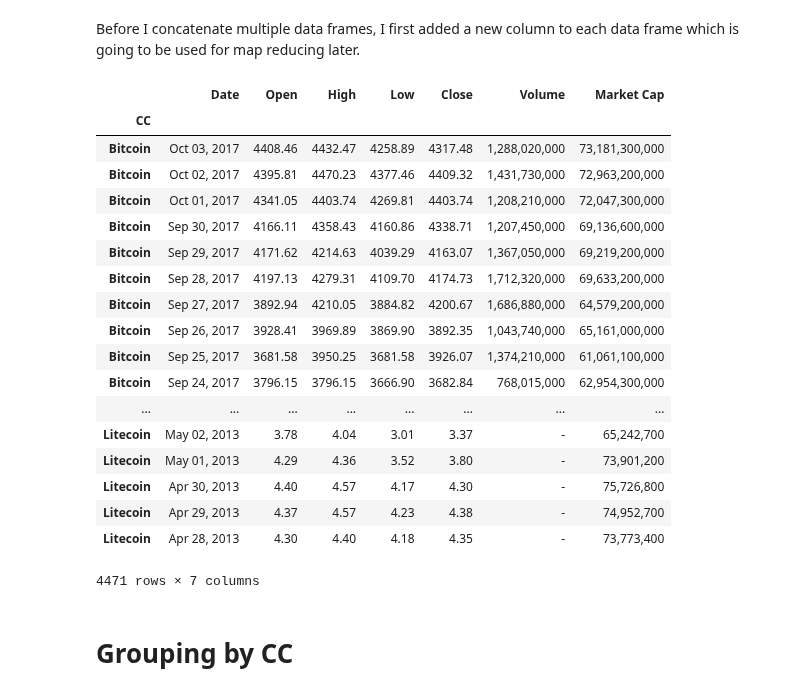
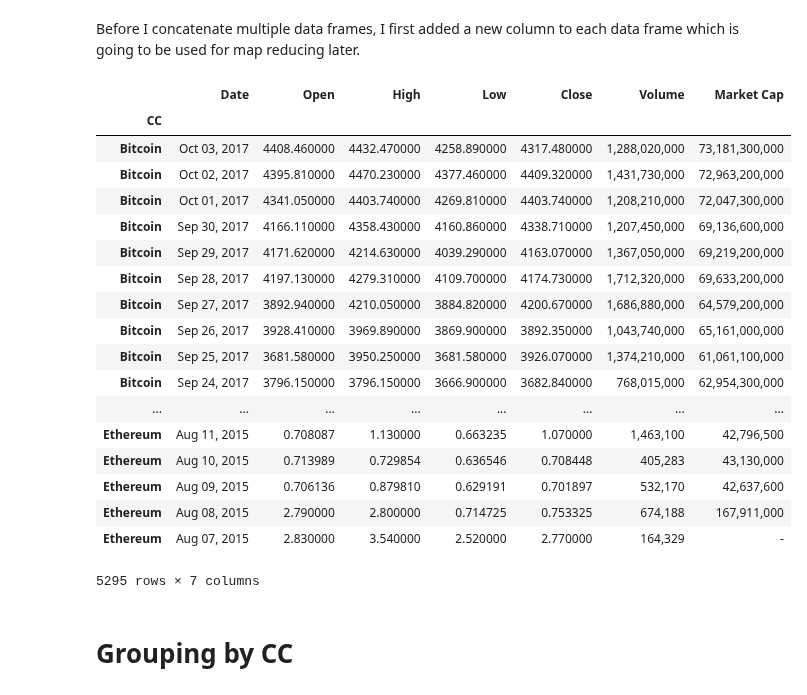
Before and after one commit to kayne10/Crypto-Pirates, a Jupyter notebook: pandas_scripts/MasterDataFrame.ipynb, the cells around one changed output. Drawn from its saved outputs; the diff is of its cells as text; code cells hidden in the pictures.

Commit message:
added ethereum jupyter notebook

```diff
--- a/pandas_scripts/MasterDataFrame.ipynb
+++ b/pandas_scripts/MasterDataFrame.ipynb
@@ -83,31 +83,32 @@ Before I concatenate multiple data frames, I first added a new column to each da
 # %%
 df1['CC'] = 'Bitcoin'
 df2['CC'] = 'Monero'
 df3['CC'] = 'Litecoin'
-master_df = pd.concat([df1,df2,df3])
+df4['CC'] = 'Ethereum'
+master_df = pd.concat([df1,df2,df3,df4])
 # set new index
 master_df.set_index('CC', inplace=True)
 master_df
 # %% [output]
 |  | Date | Open | High | Low | Close | Volume | Market Cap |
 | CC |  |  |  |  |  |  |  |
-| Bitcoin | Oct 03, 2017 | 4408.46 | 4432.47 | 4258.89 | 4317.48 | 1,288,020,000 | 73,181,300,000 |
-| Bitcoin | Oct 02, 2017 | 4395.81 | 4470.23 | 4377.46 | 4409.32 | 1,431,730,000 | 72,963,200,000 |
-| Bitcoin | Oct 01, 2017 | 4341.05 | 4403.74 | 4269.81 | 4403.74 | 1,208,210,000 | 72,047,300,000 |
-| Bitcoin | Sep 30, 2017 | 4166.11 | 4358.43 | 4160.86 | 4338.71 | 1,207,450,000 | 69,136,600,000 |
-| Bitcoin | Sep 29, 2017 | 4171.62 | 4214.63 | 4039.29 | 4163.07 | 1,367,050,000 | 69,219,200,000 |
-| Bitcoin | Sep 28, 2017 | 4197.13 | 4279.31 | 4109.70 | 4174.73 | 1,712,320,000 | 69,633,200,000 |
-| Bitcoin | Sep 27, 2017 | 3892.94 | 4210.05 | 3884.82 | 4200.67 | 1,686,880,000 | 64,579,200,000 |
-| Bitcoin | Sep 26, 2017 | 3928.41 | 3969.89 | 3869.90 | 3892.35 | 1,043,740,000 | 65,161,000,000 |
-| Bitcoin | Sep 25, 2017 | 3681.58 | 3950.25 | 3681.58 | 3926.07 | 1,374,210,000 | 61,061,100,000 |
-| Bitcoin | Sep 24, 2017 | 3796.15 | 3796.15 | 3666.90 | 3682.84 | 768,015,000 | 62,954,300,000 |
+| Bitcoin | Oct 03, 2017 | 4408.460000 | 4432.470000 | 4258.890000 | 4317.480000 | 1,288,020,000 | 73,181,300,000 |
+| Bitcoin | Oct 02, 2017 | 4395.810000 | 4470.230000 | 4377.460000 | 4409.320000 | 1,431,730,000 | 72,963,200,000 |
+| Bitcoin | Oct 01, 2017 | 4341.050000 | 4403.740000 | 4269.810000 | 4403.740000 | 1,208,210,000 | 72,047,300,000 |
+| Bitcoin | Sep 30, 2017 | 4166.110000 | 4358.430000 | 4160.860000 | 4338.710000 | 1,207,450,000 | 69,136,600,000 |
+| Bitcoin | Sep 29, 2017 | 4171.620000 | 4214.630000 | 4039.290000 | 4163.070000 | 1,367,050,000 | 69,219,200,000 |
+| Bitcoin | Sep 28, 2017 | 4197.130000 | 4279.310000 | 4109.700000 | 4174.730000 | 1,712,320,000 | 69,633,200,000 |
+| Bitcoin | Sep 27, 2017 | 3892.940000 | 4210.050000 | 3884.820000 | 4200.670000 | 1,686,880,000 | 64,579,200,000 |
+| Bitcoin | Sep 26, 2017 | 3928.410000 | 3969.890000 | 3869.900000 | 3892.350000 | 1,043,740,000 | 65,161,000,000 |
+| Bitcoin | Sep 25, 2017 | 3681.580000 | 3950.250000 | 3681.580000 | 3926.070000 | 1,374,210,000 | 61,061,100,000 |
+| Bitcoin | Sep 24, 2017 | 3796.150000 | 3796.150000 | 3666.900000 | 3682.840000 | 768,015,000 | 62,954,300,000 |
 | ... | ... | ... | ... | ... | ... | ... | ... |
-| Litecoin | May 02, 2013 | 3.78 | 4.04 | 3.01 | 3.37 | - | 65,242,700 |
-| Litecoin | May 01, 2013 | 4.29 | 4.36 | 3.52 | 3.80 | - | 73,901,200 |
-| Litecoin | Apr 30, 2013 | 4.40 | 4.57 | 4.17 | 4.30 | - | 75,726,800 |
-| Litecoin | Apr 29, 2013 | 4.37 | 4.57 | 4.23 | 4.38 | - | 74,952,700 |
-| Litecoin | Apr 28, 2013 | 4.30 | 4.40 | 4.18 | 4.35 | - | 73,773,400 |
+| Ethereum | Aug 11, 2015 | 0.708087 | 1.130000 | 0.663235 | 1.070000 | 1,463,100 | 42,796,500 |
+| Ethereum | Aug 10, 2015 | 0.713989 | 0.729854 | 0.636546 | 0.708448 | 405,283 | 43,130,000 |
+| Ethereum | Aug 09, 2015 | 0.706136 | 0.879810 | 0.629191 | 0.701897 | 532,170 | 42,637,600 |
+| Ethereum | Aug 08, 2015 | 2.790000 | 2.800000 | 0.714725 | 0.753325 | 674,188 | 167,911,000 |
+| Ethereum | Aug 07, 2015 | 2.830000 | 3.540000 | 2.520000 | 2.770000 | 164,329 | - |
-4471 rows × 7 columns
+5295 rows × 7 columns
 # %% [markdown]
 # Grouping by CC
 # %% [markdown]
```
Also changed, not shown: parts of 8 cells of this notebook, 1 other file.
